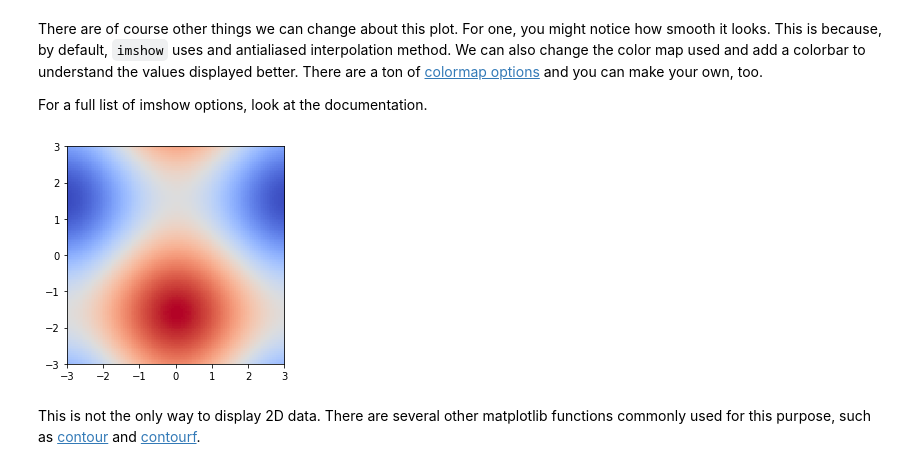
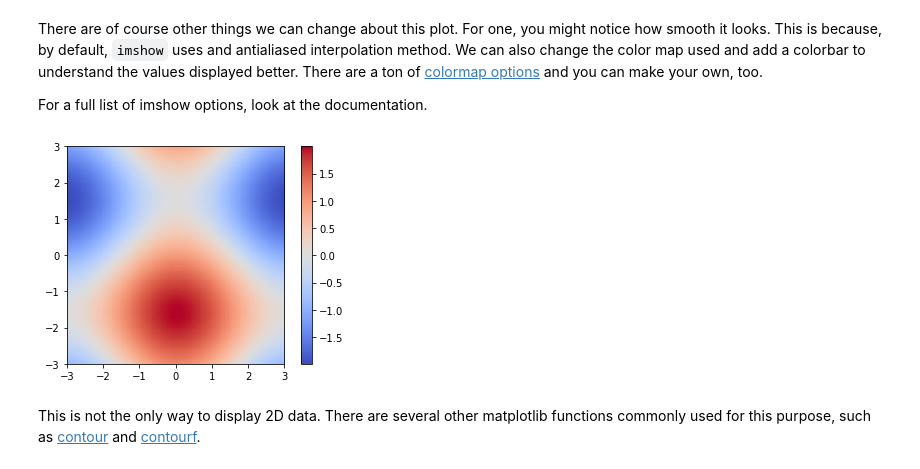
Before and after one commit to anissa111/matplotlib-tutorial, a Jupyter notebook: matplotlib-tutorial.ipynb, the cells around one changed output. Cells and saved outputs as stored; diff of their text form; code cells hidden in the pictures.

Commit message:
forgot to actually add colorbar

```diff
--- a/matplotlib-tutorial.ipynb
+++ b/matplotlib-tutorial.ipynb
@@ -116,9 +116,10 @@ There are of course other things we can change about this plot. For one, you mig
 For a full list of imshow options, look at the documentation.
 # %%
 im = ax.imshow(Z, interpolation='none', cmap='coolwarm', extent=[-3,3,-3,3])
+cbar = fig.colorbar(im)
 fig
 # %% [output]
-[figure, old version]
+[figure, new version]
 # %% [markdown]
 This is not the only way to display 2D data. There are several other matplotlib functions commonly used for this purpose, such as [contour](https://matplotlib.org/stable/api/_as_gen/matplotlib.pyplot.contour.html) and [contourf](https://matplotlib.org/stable/api/_as_gen/matplotlib.pyplot.contourf.html).
 # %%
```
Also changed, not shown: parts of 1 cell of this notebook.
